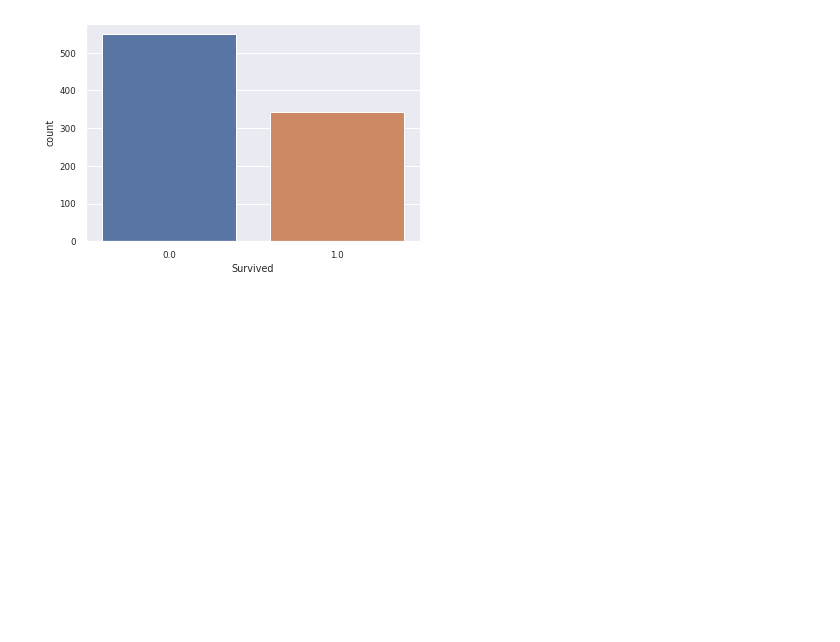
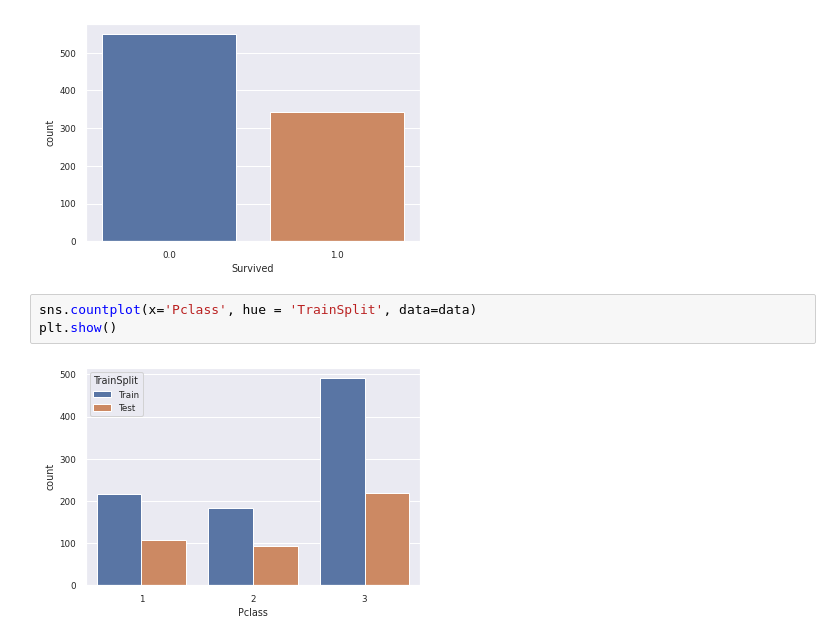
Before and after one commit to daaanum/daaan, a Jupyter notebook: 머신러닝_응용0.ipynb, the cells around one changed output. Saved outputs shown, nothing was run; the diff lists cells and outputs as text; blank space fills up the shorter version.

```diff
--- a/머신러닝_응용0.ipynb
+++ b/머신러닝_응용0.ipynb
@@ -184,3 +184,8 @@ sns.countplot(x='Survived', data=data[data['TrainSplit']=='Train'])
 plt.show()
 # %% [output]
 [figure]
+# %%
+sns.countplot(x='Pclass', hue = 'TrainSplit', data=data)
+plt.show()
+# %% [output]
+[figure, added]
```
Also changed, not shown: parts of 3 cells of this notebook.
